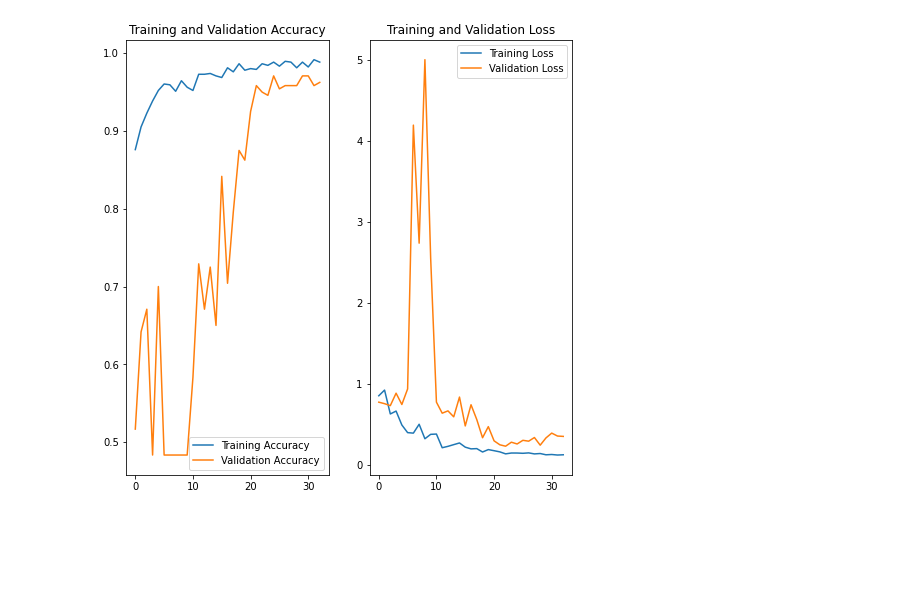
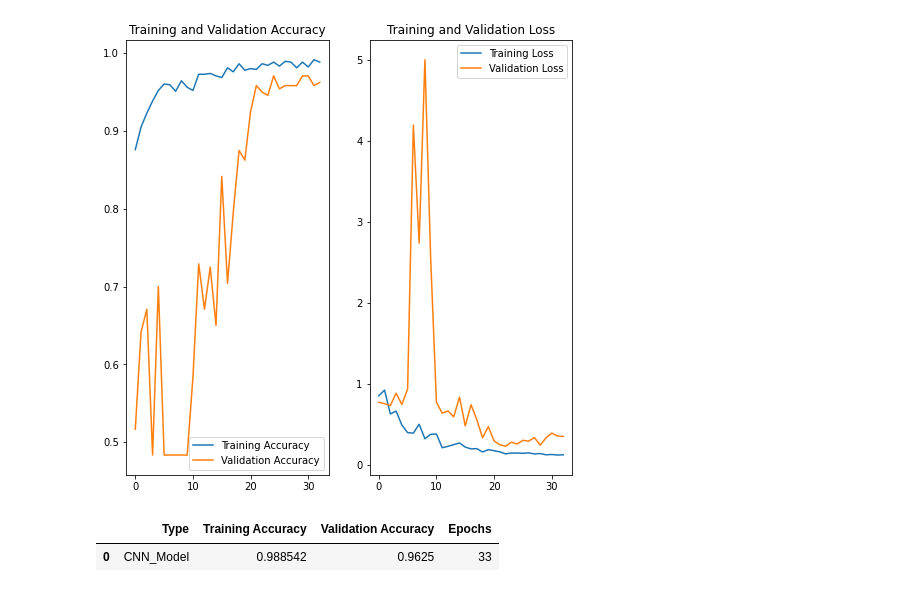
Before and after one commit to Iam-007Swarna/Higgs_boson_ml, a Jupyter notebook: kannada-minst-data-sb35.ipynb, the cells around one changed output. Saved outputs shown, nothing was run; the diff lists cells and outputs as text; code cells hidden in the pictures; blank space fills up the shorter version.

Commit message:
Kaggle Notebook | Kannada_MINST_Data_sb35 | Version 6

```diff
--- a/kannada-minst-data-sb35.ipynb
+++ b/kannada-minst-data-sb35.ipynb
@@ -269,3 +276,10 @@ plt.title('Training and Validation Loss')
 plt.show()
 # %% [output]
 [figure]
+# %%
+#Displaying of training and validation accuracy
+accuracy_history_df = pd.DataFrame(data=[{"Type":"CNN_Model","Training Accuracy":acc[-1],"Validation Accuracy":val_acc[-1],"Epochs":len(acc)}])
+display(accuracy_history_df)
+# %% [output]
+|  | Type | Training Accuracy | Validation Accuracy | Epochs |
+| 0 | CNN_Model | 0.988542 | 0.9625 | 33 |
```
Also changed, not shown: parts of 9 cells of this notebook.
